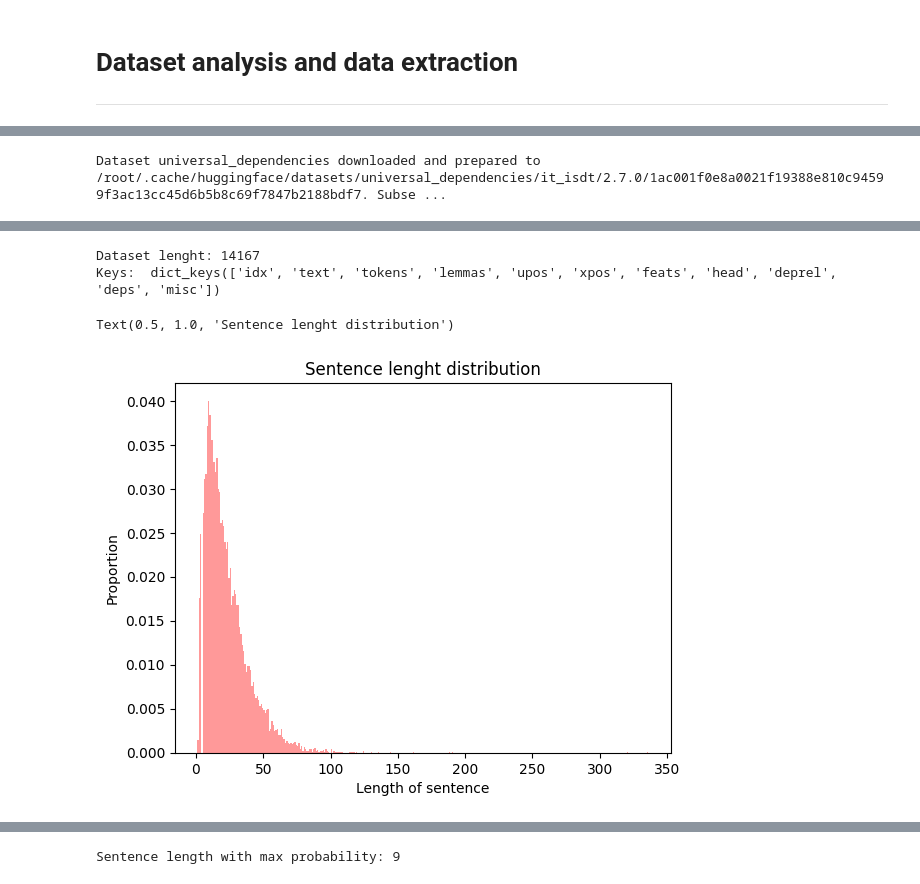
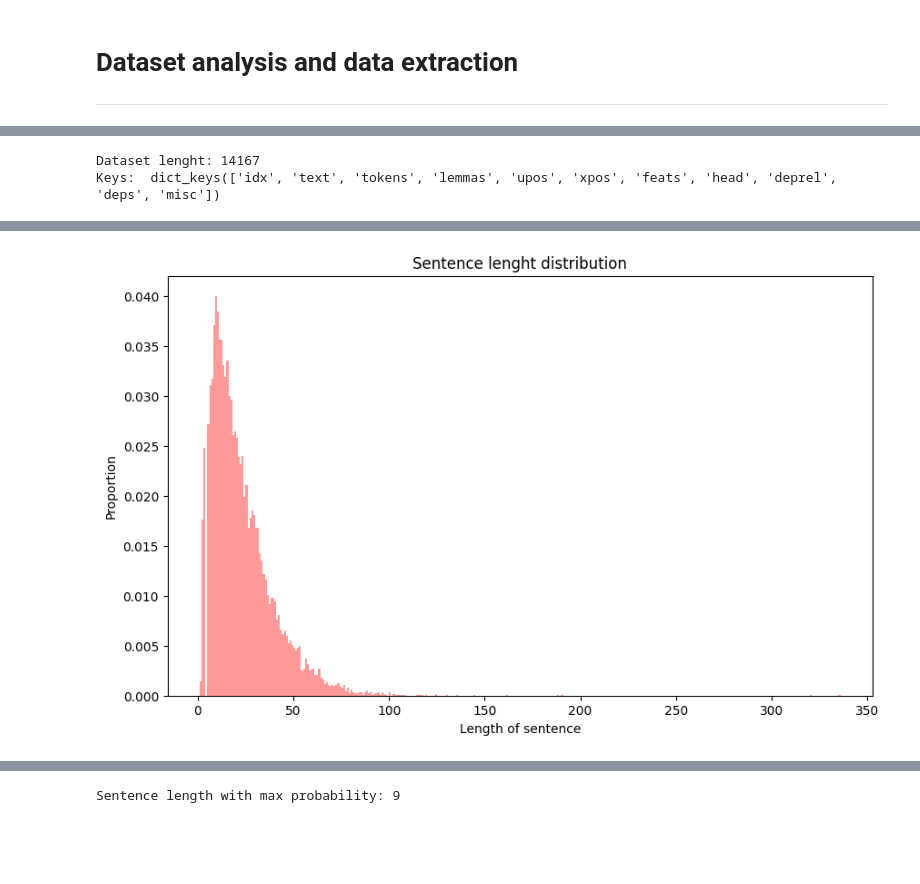
Before and after one commit to FrancescoMonaco/ArcEager, a Jupyter notebook: NLPProject_2087638.ipynb, the cells around one changed output, grey strips where cells are left out. Cells and saved outputs as stored; diff of their text form; code cells hidden in the pictures; blank space fills up the shorter version.

```diff
--- a/NLPProject_2087638.ipynb
+++ b/NLPProject_2087638.ipynb
@@ -318,6 +325,7 @@ print("Dataset lenght:", len(train_dataset)+len(dev_dataset)+len(test_dataset))
 print("Keys: ", train_dataset[1].keys())
 
 sent_len = [len(sentence) for sentence in train_dataset['tokens']]
+plt.figure(figsize=(10, 6))
 plt.hist(sent_len, bins=range(min(sent_len), max(sent_len) + 1, 1),
               alpha=0.4, color="red", density=True, stacked=True)
 plt.xlabel("Length of sentence")
@@ -328 +338,2 @@ Downloading and preparing dataset universal_dependencies/it_isdt to /root/.cache
-Dataset universal_dependencies downloaded and prepared to /root/.cache/huggingface/datasets/universal_dependencies/it_isdt/2.7.0/1ac001f0e8a0021f19388e810c94599f3ac13cc45d6b5b8c69f7847b2188bdf7. Subse ...
+Dataset lenght: 14167
+Keys:  dict_keys(['idx', 'text', 'tokens', 'lemmas', 'upos', 'xpos', 'feats', 'head', 'deprel', 'deps', 'misc'])
@@ -331,4 +341 @@ WARNING:datasets.builder:Found cached dataset universal_dependencies (/root/.cac
-Dataset lenght: 14167
-Keys:  dict_keys(['idx', 'text', 'tokens', 'lemmas', 'upos', 'xpos', 'feats', 'head', 'deprel', 'deps', 'misc'])
-Text(0.5, 1.0, 'Sentence lenght distribution')
-[figure, old version]
+[figure, new version]
```
Also changed, not shown: parts of 15 cells of this notebook.
